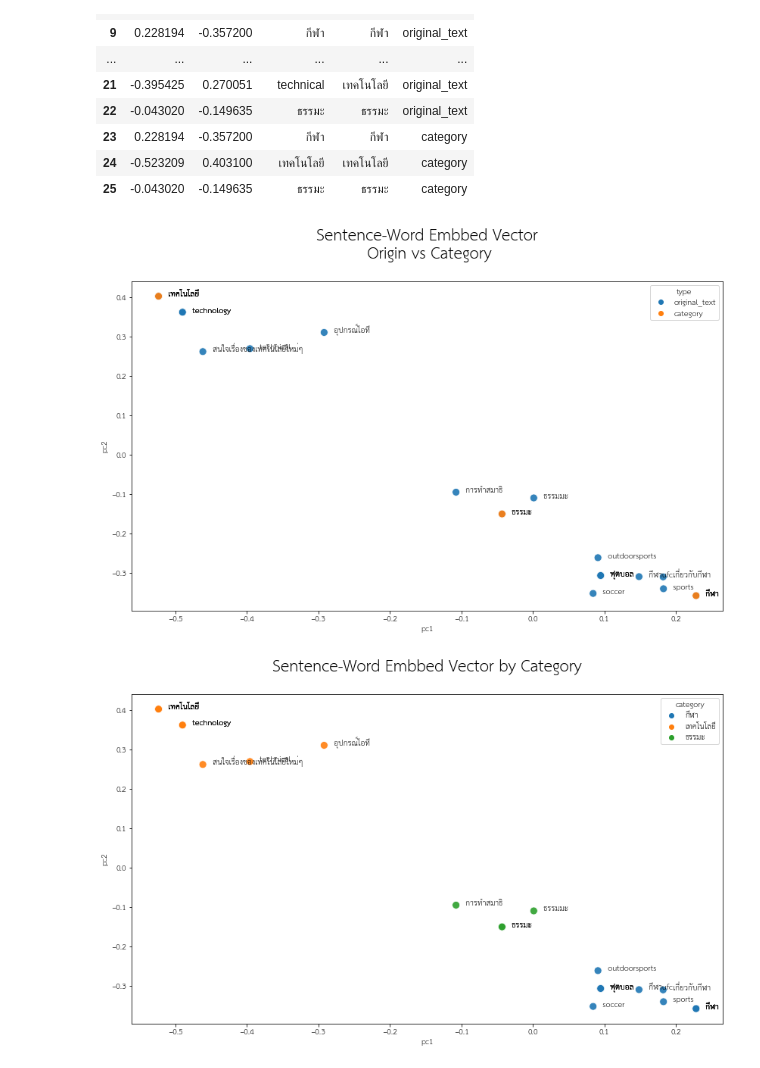
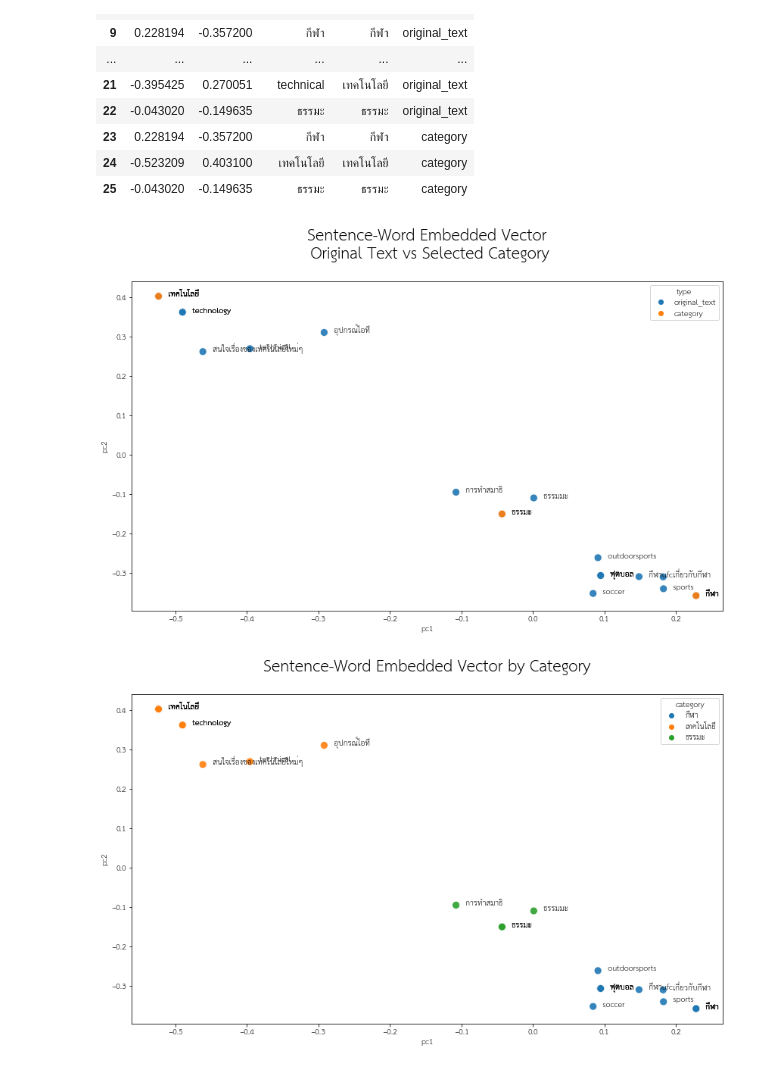
Before and after one commit to spps-supalerk/CategorizationUsingUniversalSentenceEncoder, a Jupyter notebook: CategorizationUsingUniversalSentenceEncoder.ipynb, the cells around one changed output. Cells and saved outputs as stored; diff of their text form; code cells hidden in the pictures.

```diff
--- a/CategorizationUsingUniversalSentenceEncoder.ipynb
+++ b/CategorizationUsingUniversalSentenceEncoder.ipynb
@@ -281,17 +283,17 @@ df_pca2
 # %%
 fig, ax = plt.subplots(figsize=(14,8))
 sns.scatterplot(x='pc1', y='pc2', data = df_pca2, hue = 'type', s = 100, alpha = 0.9)
 
 for i in range(len(df_pca2)):
   label = df_pca2.loc[i, 'text']
   pc1 = df_pca2.loc[i, 'pc1']
   pc2 = df_pca2.loc[i, 'pc2']
   ax.annotate(f' {label}', xy = (pc1+0.01, pc2))
 
-plt.title('Sentence-Word Embbed Vector\n Origin vs Category\n', size = 20)
+plt.title('Sentence-Word Embedded Vector\n Original Text vs Selected Category\n', size = 20)
 plt.show()
 # %% [output]
-[figure, old version]
+[figure, new version]
 # %%
 fig, ax = plt.subplots(figsize=(14,8))
 sns.scatterplot(x='pc1', y='pc2', data = df_pca2, hue = 'category', s = 100, alpha =0.9)
@@ -302,7 +304,7 @@ for i in range(len(df_pca2)):
   pc2 = df_pca2.loc[i, 'pc2']
   ax.annotate(f' {label}', xy = (pc1+0.01, pc2))
 
-plt.title('Sentence-Word Embbed Vector by Category\n', size = 20)
+plt.title('Sentence-Word Embedded Vector by Category\n', size = 20)
 plt.show()
 # %% [output]
-[figure, old version]
+[figure, new version]
```
Also changed, not shown: parts of 2 cells of this notebook.
